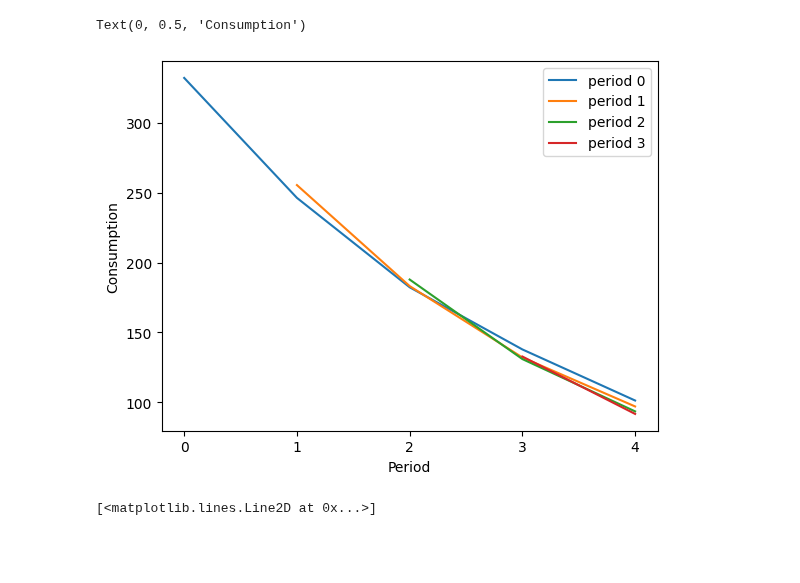
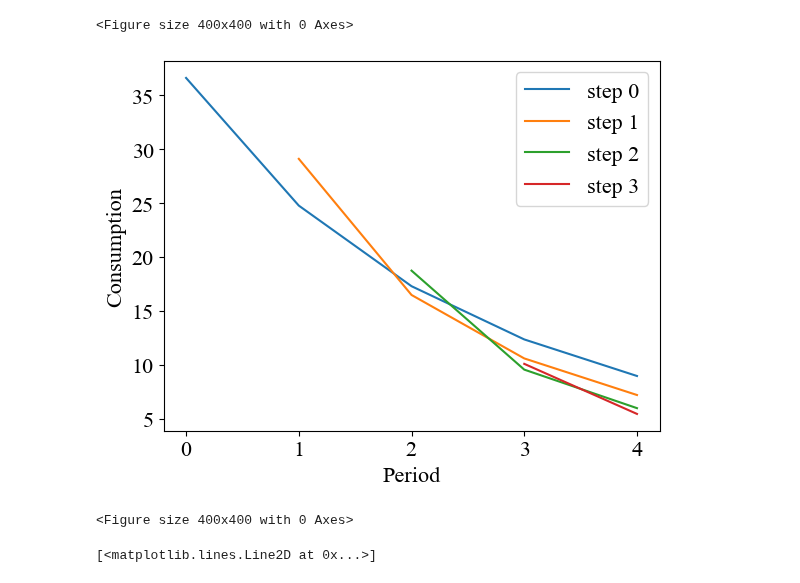
Before and after one commit to zarkwang/attention_discount_project, a Jupyter notebook: reanalysis/budget.ipynb, the cells around one changed output. Cells and saved outputs as stored; diff of their text form; code cells hidden in the pictures; blank space fills up the shorter version.

```diff
--- a/reanalysis/budget.ipynb
+++ b/reanalysis/budget.ipynb
@@ -3,6 +3,10 @@ import numpy as np
 import pandas as pd
 from tqdm import tqdm
 import matplotlib.pyplot as plt
+
+plt.rcParams['font.family'] = 'times new roman'
+plt.rcParams['font.size'] = 16
+# plt.rcParams['text.usetex'] = True
 # %%
 
 class budget_optimizer:
@@ -276,8 +290,8 @@ problem.solve()
 delta = .9
 gamma = .6
 budget = 100
-T = 2
-lambd = 1 #budget * 0.7
+T = 4
+lambd = 70 #budget * 0.7
 
 problem = budget_optimizer(T,budget,params={"delta":delta,"gamma":gamma,"lambd":lambd})
 problem.dynamic(global_iter=500,attention_update=False)
@@ -296,11 +313,13 @@ x_solve = problem.x_dynamic
 
 # plot the results
 for i in x_solve.keys():
-    plt.plot(x_solve[i],label='period ' + str(i))
+    plt.plot(x_solve[i],label='step ' + str(i))
+
 
 plt.legend()
 plt.xticks(np.arange(len(x_solve.keys())+1))
 plt.xlabel('Period')
 plt.ylabel('Consumption')
-plt.savefig('consumption_allocation_Inattentive.png')
+plt.figure(figsize=(4,4))
+# plt.savefig('consumption_allocation_Inattentive.png')
 # %% [output]
@@ -307,0 +329,3 @@ plt.savefig('consumption_allocation_Inattentive.png')
+# %%
+problem2 = budget_optimizer(T,budget,params={"delta":delta,"gamma":gamma,"lambd":lambd})
+problem2.dynamic(global_iter=500,attention_update=True)
@@ -308,17 +337,20 @@ plt.savefig('consumption_allocation_Inattentive.png')
 # %%
-x_solve = problem2.x_dynamic
+x_solve2 = problem2.x_dynamic
 
 # plot the results
-for i in x_solve.keys():
-    plt.plot(x_solve[i],label='period ' + str(i))
+for i in x_solve2.keys():
+    plt.plot(x_solve2[i],label='step ' + str(i))
+
 
 plt.legend()
-plt.xticks(np.arange(len(x_solve.keys())+1))
+plt.xticks(np.arange(len(x_solve2.keys())+1))
 plt.xlabel('Period')
 plt.ylabel('Consumption')
+# plt.savefig('consumption_allocation_Inattentive.png')
 # %% [output]
-Text(0, 0.5, 'Consumption')
+<Figure size 400x400 with 0 Axes>
-[figure, old version]
+[figure, new version]
+<Figure size 400x400 with 0 Axes>
 # %%
 df_result = pd.DataFrame(x_solve).reset_index().rename(columns={'index':'period'})
 dynamic_choice = pd.melt(df_result,id_vars='period',var_name='decision_step',value_name='consumption').dropna()
```
Also changed, not shown: parts of 6 cells of this notebook, 17 other files.
